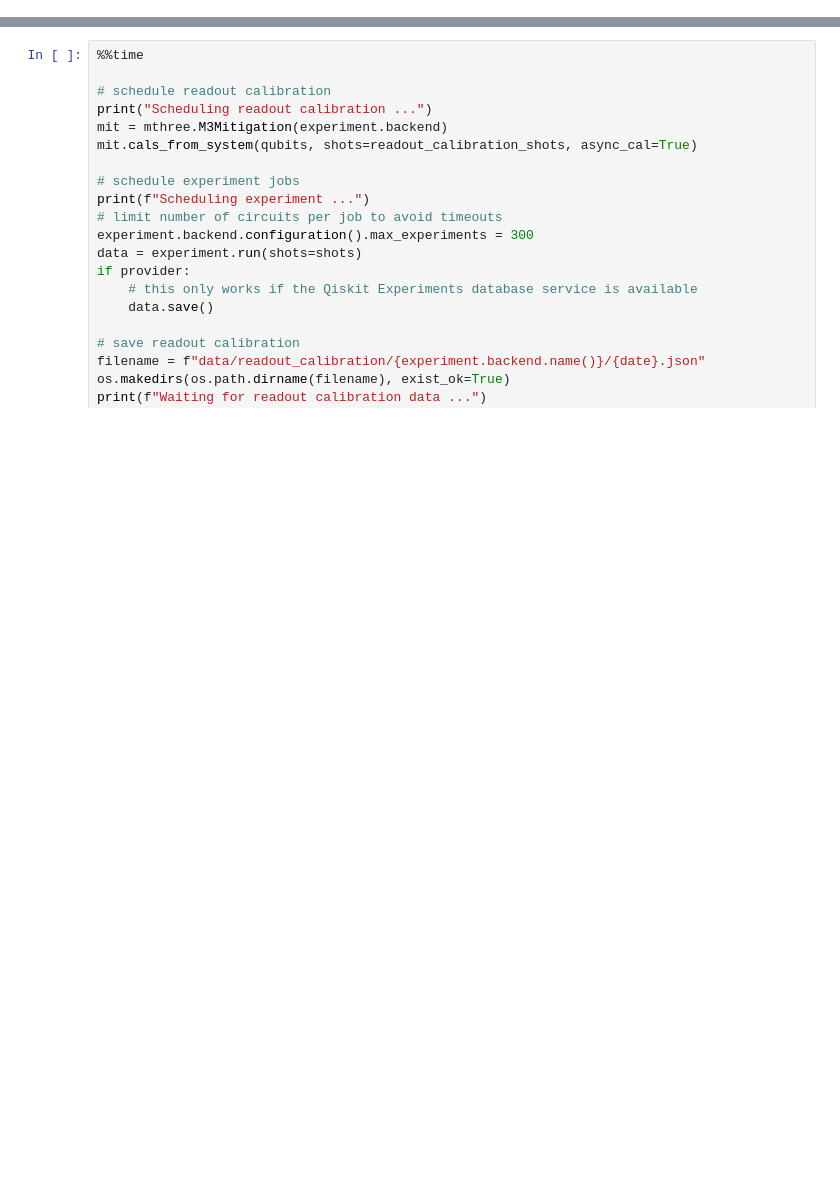
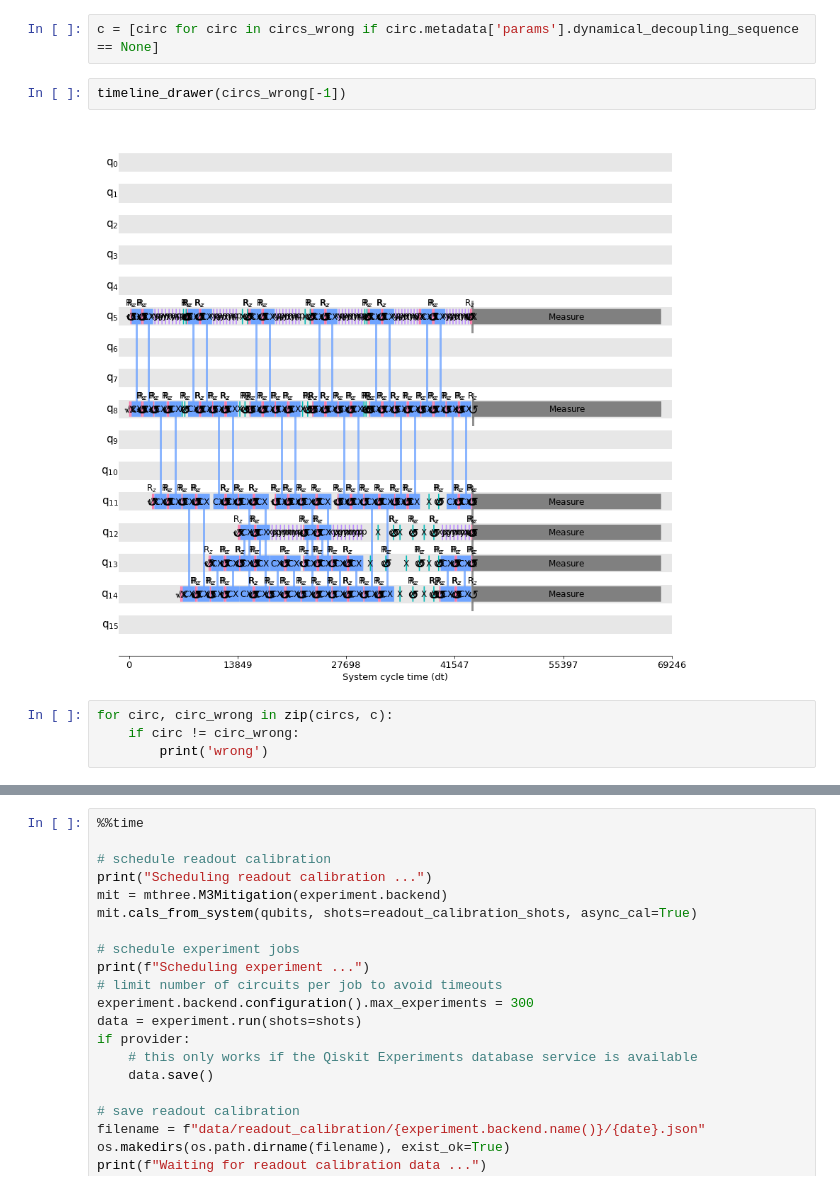
Before and after one commit to georgezhou20/qiskit-research, a Jupyter notebook: docs/mzm_generation/dd_multi_test.ipynb, the cells around one changed output, grey strips where cells are left out. Saved outputs shown, nothing was run; the diff lists cells and outputs as text; blank space fills up the shorter version.

```diff
--- a/docs/mzm_generation/dd_multi_test.ipynb
+++ b/docs/mzm_generation/dd_multi_test.ipynb
@@ -74,0 +134,10 @@ Total number of circuits: 750
+# %%
+c = [circ for circ in circs_wrong if circ.metadata['params'].dynamical_decoupling_sequence == None]
+# %%
+timeline_drawer(circs_wrong[-1])
+# %% [output]
+[figure, added]
+# %%
+for circ, circ_wrong in zip(circs, c):
+    if circ != circ_wrong:
+        print('wrong')
```
Also changed, not shown: parts of 24 cells of this notebook, 14 other files.
